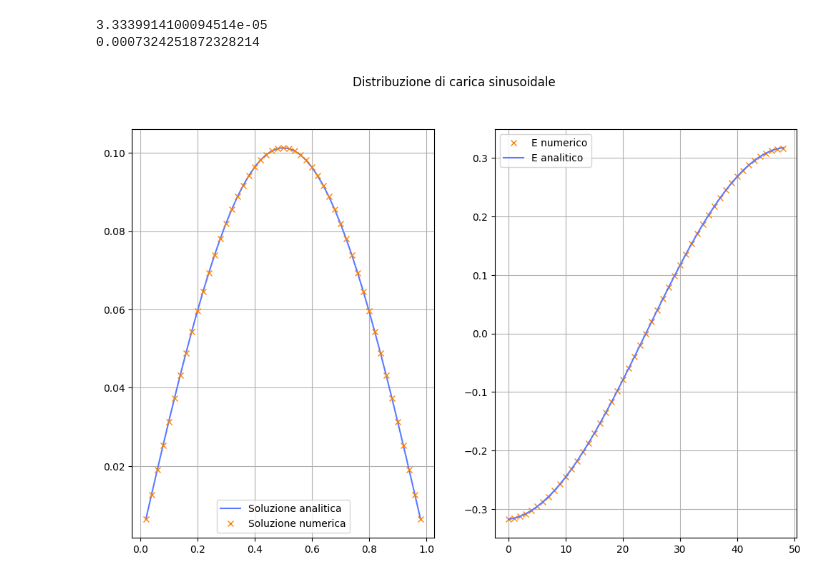
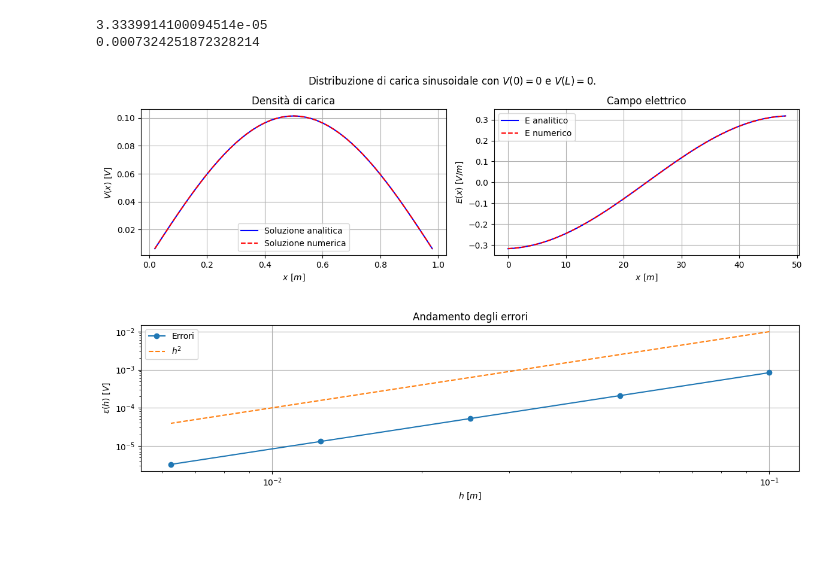
Before and after one commit to nicola-lamaddalena/computational_physics_course, a Jupyter notebook: ode/poisson/main.ipynb, the cells around one changed output. Saved outputs shown, nothing was run; the diff lists cells and outputs as text; code cells hidden in the pictures; blank space fills up the shorter version.

```diff
--- a/ode/poisson/main.ipynb
+++ b/ode/poisson/main.ipynb
@@ -31,9 +33,9 @@ def sin_charge(x: float) -> tuple[float, float]:
 
     return rho, E
 
-rho_anal, E_anal = sin_charge(x_int)
+sin_rho_a, sin_E_a = sin_charge(x_int)
 # %%
-def diff_sin(Va: float, Vb: float, N: float, x: float, h: float, rho0: float = 1) -> float:
+def diff_sin(N: float, x: list[float], h: float, rho0: float = 1) -> float:
     Va, Vb = 0, 0
     diag_main = np.ones(N-1) * 2.0 / h**2
     diag_off = np.ones(N-2) * (-1.0) / h**2
@@ -58,7 +60,7 @@ def electric_field(x_int: list[float], phi_int: list[float]) -> list[float]:
 
     return E
 
-phi_int = diff_sin(Va=Va, Vb=Vb, N=50, x=x_int, h=h)
+phi_int = diff_sin(N=50, x=x_int, h=h)
 E = electric_field(x_int=x_int, phi_int=phi_int)
 # %%
 print(max(abs(phi_int - sin_charge(x_int)[0])))
@@ -66,17 +68,48 @@ print(max(abs(E-E_anal)))
 # %% [output]
 3.3339914100094514e-05
 0.0007324251872328214
+# %%
+Ns = np.array([10, 20, 40, 80, 160])
+hs = L / Ns
+errs = []
+
+for i in range(len(Ns)):
+    xs = np.linspace(0, L, Ns[i]+1)
+    xs_int = xs[1:-1]
+    rho_a, _ = sin_charge(xs_int)
+    rho_n = diff_sin(N=Ns[i], x=xs_int, h=hs[i])
+    errs.append(np.max(np.abs(rho_a - rho_n)))
 # %%
-fig, (ax1, ax2) = plt.subplots(1, 2)
-ax1.plot(x_int, rho_anal, color=sin_color, label="Soluzione analitica")
-ax1.plot(x_int, phi_int, "x", color=num_color, label="Soluzione numerica")
+#fig, (ax1, ax2) = plt.subplots(1, 2)
+fig, axd = plt.subplot_mosaic([['ax1', 'ax2'], ['ax3', 'ax3']])
+ax1, ax2, ax3 = axd["ax1"], axd["ax2"], axd["ax3"]
+
+ax1.plot(x_int, sin_rho_a, color="blue", label="Soluzione analitica")
+ax1.plot(x_int, phi_int, "--", color="red", label="Soluzione numerica")
 ax1.grid(True)
+ax1.set_xlabel(r"$x\ [m]$")
+ax1.set_ylabel(r"$V(x)\ [V]$")
+ax1.set_title("Densità di carica")
 ax1.legend()
-plt.suptitle("Distribuzione di carica sinusoidale")
-ax2.plot(E, "x", color=num_color, label="E numerico")
-ax2.plot(E_anal, color=sin_color, label="E analitico")
+
+ax2.plot(sin_E_a, color="blue", label="E analitico")
+ax2.plot(E, "--", color="red", label="E numerico")
 ax2.legend()
 ax2.grid(True)
+ax2.set_xlabel(r"$x\ [m]$")
+ax2.set_ylabel(r"$E(x)\ [V/m]$")
+ax2.set_title("Campo elettrico")
+
+ax3.loglog(hs, errs, "-o", label="Errori")
+ax3.plot(hs, hs**2, "--", label=r"$h^2$")
+ax3.grid()
+ax3.legend()
+ax3.set_title("Andamento degli errori")
+ax3.set_xlabel(r"$h\ [m]$")
+ax3.set_ylabel(r"$\varepsilon(h)\ [V]$")
+
+plt.suptitle(r"Distribuzione di carica sinusoidale con $V(0)=0$ e $V(L)=0$.")
+plt.tight_layout(h_pad=3.5)
 plt.show()
 # %% [output]
-[figure, old version]
+[figure, new version]
```
Also changed, not shown: parts of 11 cells of this notebook.
